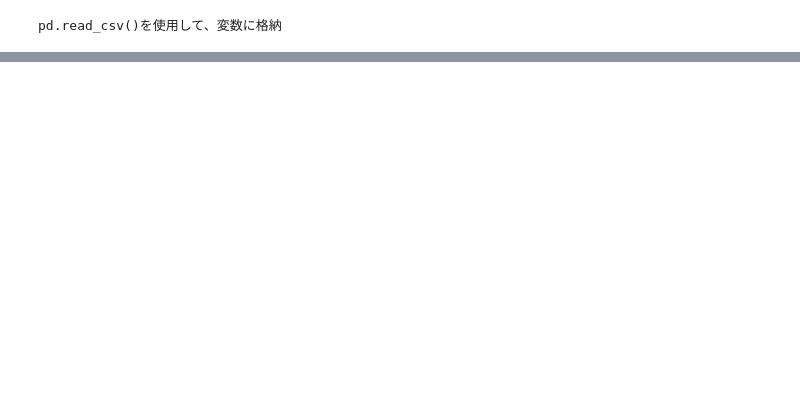
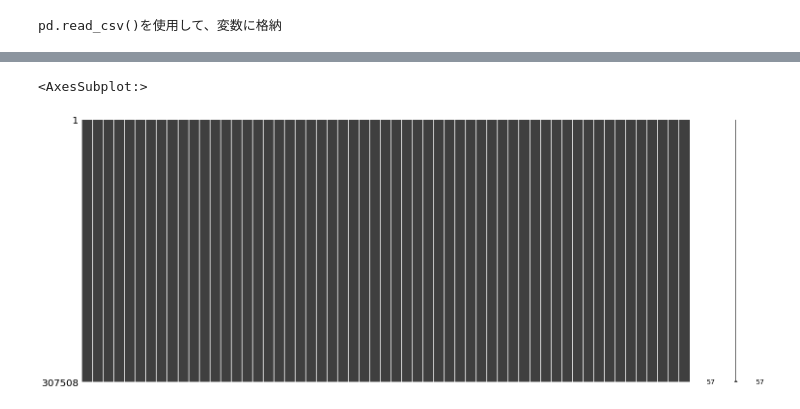
Before and after one commit to shun1829/diveintocode-ml, a Jupyter notebook: 信用情報の学習.ipynb, the cells around one changed output, grey strips where cells are left out. Cells and saved outputs as stored; diff of their text form; code cells hidden in the pictures; blank space fills up the shorter version.

```diff
--- a/信用情報の学習.ipynb
+++ b/信用情報の学習.ipynb
@@ -96,0 +144,4 @@ y_train
+# %%
+thresh_n = n_samples - 5 # サンプル数-欠損値の正常値を残す
+application_train_col = application_train.dropna(thresh=thresh_n, axis=1)# .dropnaを使用して5つ以上欠損値がある列を削除する
+application_train_col
@@ -96,0 +180,9 @@ y_train
+# %%
+# 5つ以上欠損値がある列を削除したapplication_train_colから欠損値がある行を削除
+application_train_select = application_train_col.dropna(axis=0,how='any')
+# %%
+# 欠損がないことを確認
+msno.matrix(application_train_select)
+# %% [output]
+<AxesSubplot:>
+[figure, added]
```
Also changed, not shown: parts of 55 cells of this notebook, 36 other files.
